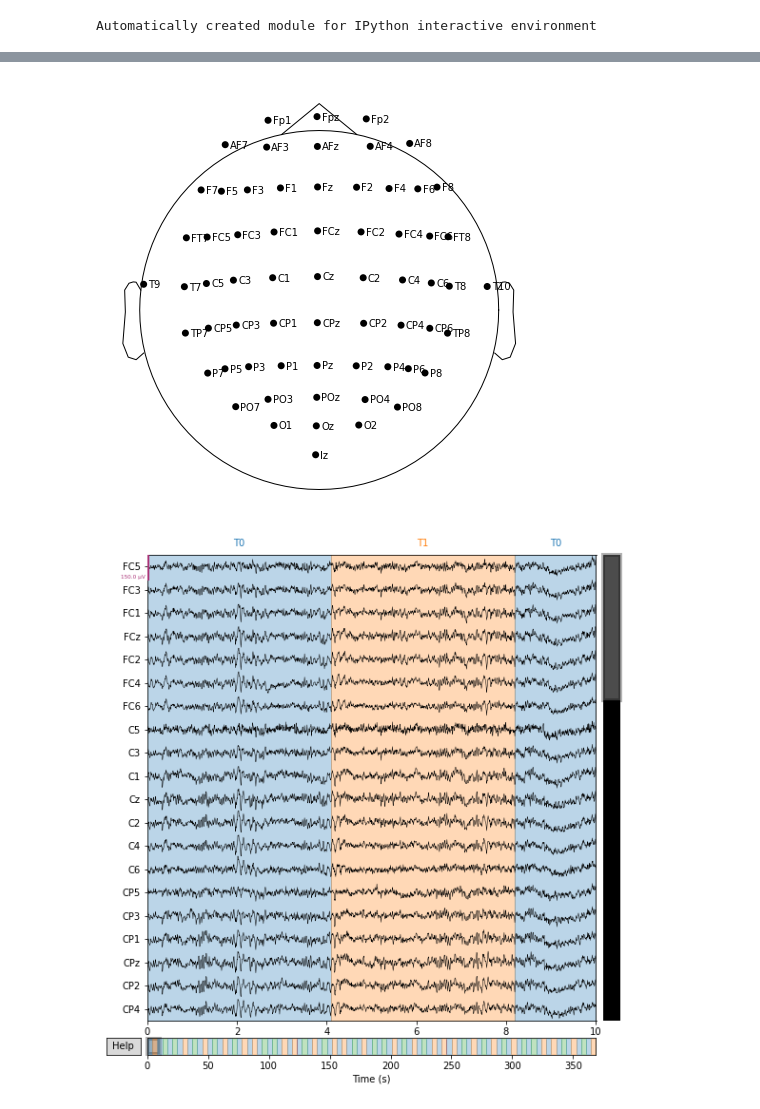
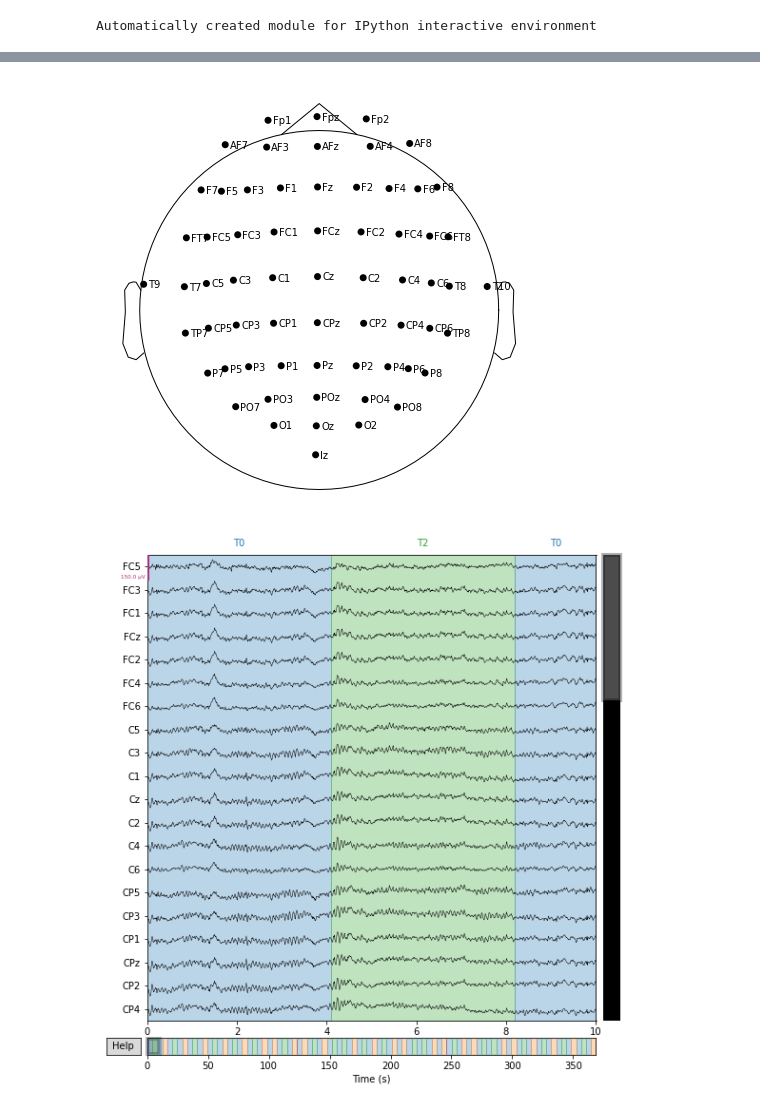
Before and after one commit to seongcho1/mnetest, a Jupyter notebook: eegbci_training+predict00.ipynb, the cells around one changed output, grey strips where cells are left out. Cells and saved outputs as stored; diff of their text form; code cells hidden in the pictures.

```diff
--- a/eegbci_training+predict00.ipynb
+++ b/eegbci_training+predict00.ipynb
@@ -92,7 +93,7 @@ def get_data():
 # print(epochs.get_data().shape, labels.shape)
 # %%
 DATA_DIR = "mne_data"
-SUBJECTS = [42]
+SUBJECTS = [2]
 RUNS1 = [6, 10, 14]  # motor imagery: hands vs feet
 RUNS2 = [4, 8, 12]  # motor imagery: left hand vs right hand
 # %%
@@ -126,23 +127,31 @@ def prepare_data(raw, montage=make_standard_montage('standard_1020')):
     return raw
 
 
-def fetch_data(raw_fnames, sfreq=None):
+def fetch_data(raw_fnames, sfreq=None, bPrint=True):
     dataset = []
     subject = []
     for i, f in enumerate(raw_fnames):
         if f.endswith(".edf") and int(f.split('R')[1].split(".")[0]) in RUNS1:
-            subject_data = read_raw_edf(os.path.join(f"{DATA_DIR}/{SUBJECTS[0]}", f), preload=True)
+            #subject_data = read_raw_edf(os.path.join(f"{DATA_DIR}/{SUBJECTS[0]}", f), preload=True)
+            subject_data = read_raw_edf(f, preload=True)
             if sfreq is None:
                 sfreq = subject_data.info["sfreq"]
             if subject_data.info["sfreq"] == sfreq:
                 subject.append(subject_data)
             else:
                 break
+
     dataset.append(mne.concatenate_raws(subject))
     raw = concatenate_raws(dataset)
+
+    if bPrint:
+        print(raw)
+        print(raw.info)
+        print(raw.info["ch_names"])
+        print(raw.annotations)
     return raw
 # %%
-def raw_fnames():
+def raw_filenames():
     raw_fnames = []
     for subject in SUBJECTS:
       subject_raw_fnames = eegbci.load_data(subject, RUNS1+RUNS2)
@@ -152,8 +161,9 @@ def raw_fnames():
 
 def training():
 
-    raw = filter_data(raw=prepare_data(raw=fetch_data(raw_fnames=raw_fnames())))
-    labels, epochs = fetch_events(filter_data(raw))
+
+    raw = filter_data(raw=prepare_data(raw=fetch_data(raw_fnames=raw_filenames())))
+    labels, epochs = fetch_events(raw)
 
     epochs_data_train = epochs.get_data()
     lda_shrinkage = LDA(solver='lsqr', shrinkage='auto')
@@ -196,5 +208,5 @@ Reading 0 ... 19679  =      0.000 ...   122.994 secs...
 [figure]
-[figure, old version]
+[figure, new version]
 Filtering raw data in 3 contiguous segments
 Setting up band-pass filter from 7 - 30 Hz
 
```
Also changed, not shown: parts of 6 cells of this notebook.
